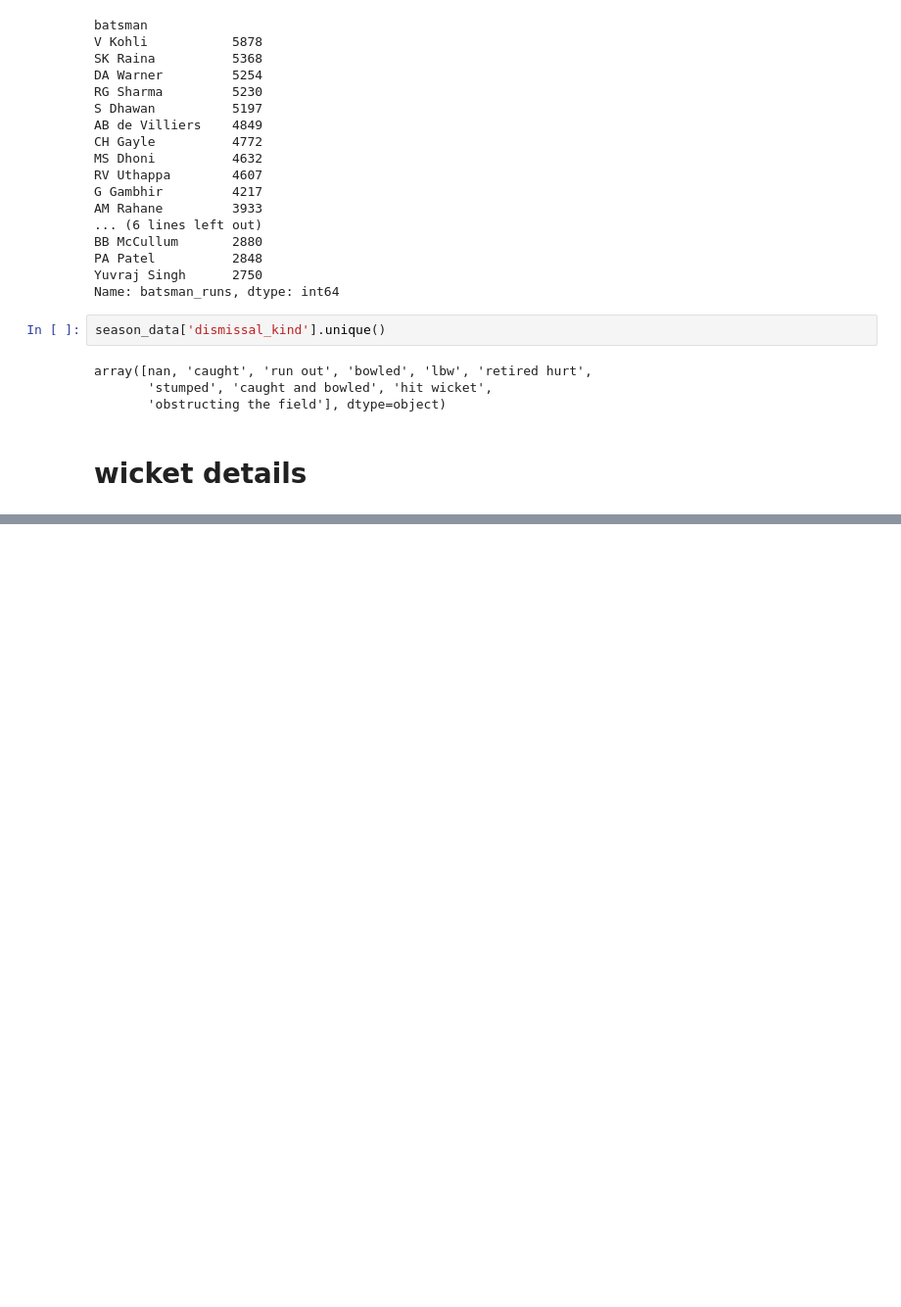
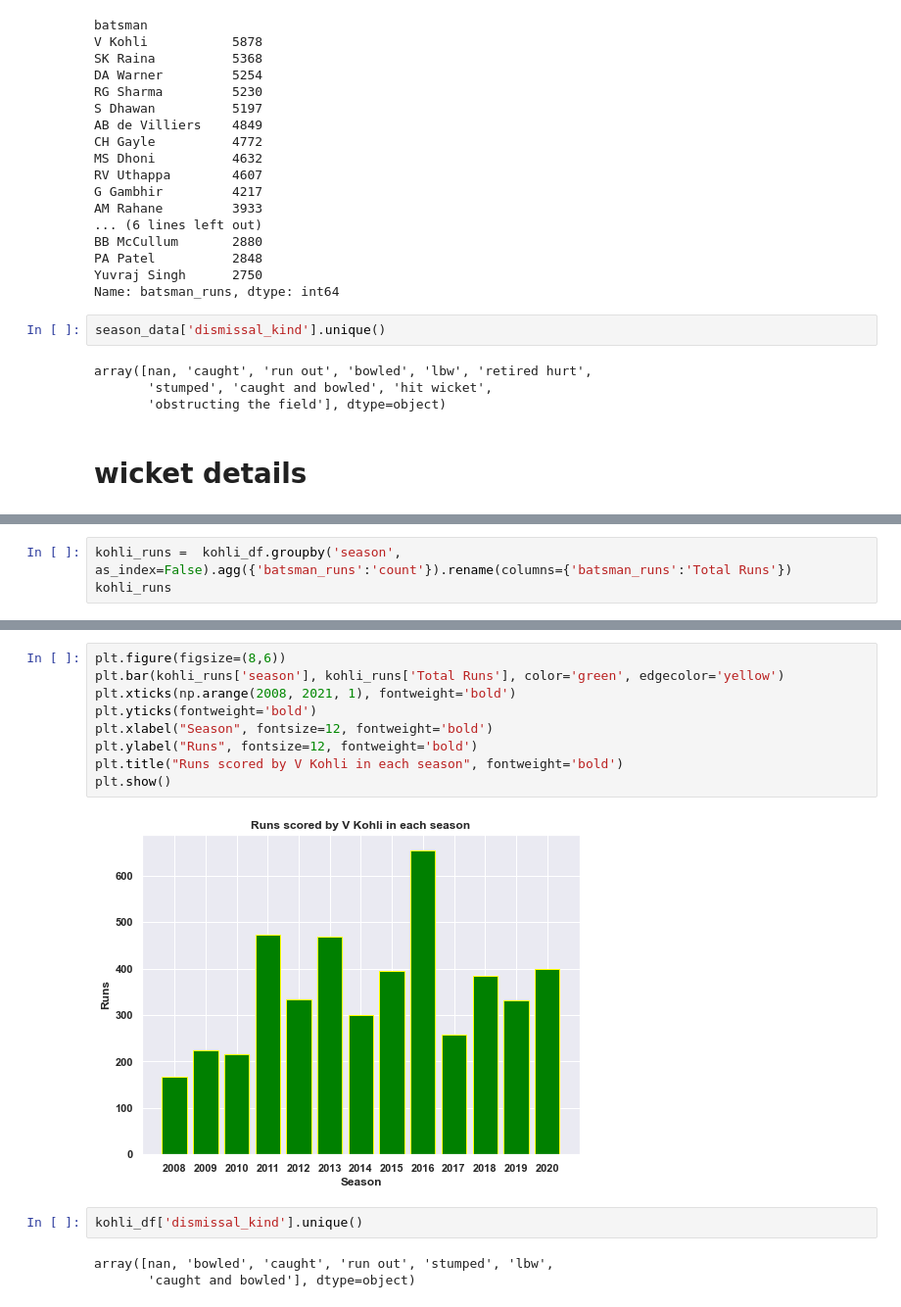
Before and after one commit to SahaAbhisek/Exploratory-Data-Analysis-of-IPL-2008-2020-dataset, a Jupyter notebook: IPL_data_analysis.ipynb, the cells around one changed output, grey strips where cells are left out. Shown: that part at 98% size. Cells and saved outputs as stored; diff of their text form; blank space fills up the shorter version.

```diff
--- a/IPL_data_analysis.ipynb
+++ b/IPL_data_analysis.ipynb
@@ -565,0 +701,3 @@ kohli_df = season_data['batsman']=
+# %%
+kohli_runs =  kohli_df.groupby('season', as_index=False).agg({'batsman_runs':'count'}).rename(columns={'batsman_runs':'Total Runs'})
+kohli_runs
@@ -565,0 +718,16 @@ kohli_df = season_data['batsman']=
+# %%
+plt.figure(figsize=(8,6))
+plt.bar(kohli_runs['season'], kohli_runs['Total Runs'], color='green', edgecolor='yellow')
+plt.xticks(np.arange(2008, 2021, 1), fontweight='bold')
+plt.yticks(fontweight='bold')
+plt.xlabel("Season", fontsize=12, fontweight='bold')
+plt.ylabel("Runs", fontsize=12, fontweight='bold')
+plt.title("Runs scored by V Kohli in each season", fontweight='bold')
+plt.show()
+# %% [output]
+[figure, added]
+# %%
+kohli_df['dismissal_kind'].unique()
+# %% [output]
+array([nan, 'bowled', 'caught', 'run out', 'stumped', 'lbw',
+       'caught and bowled'], dtype=object)
```
Also changed, not shown: parts of 25 cells of this notebook.
